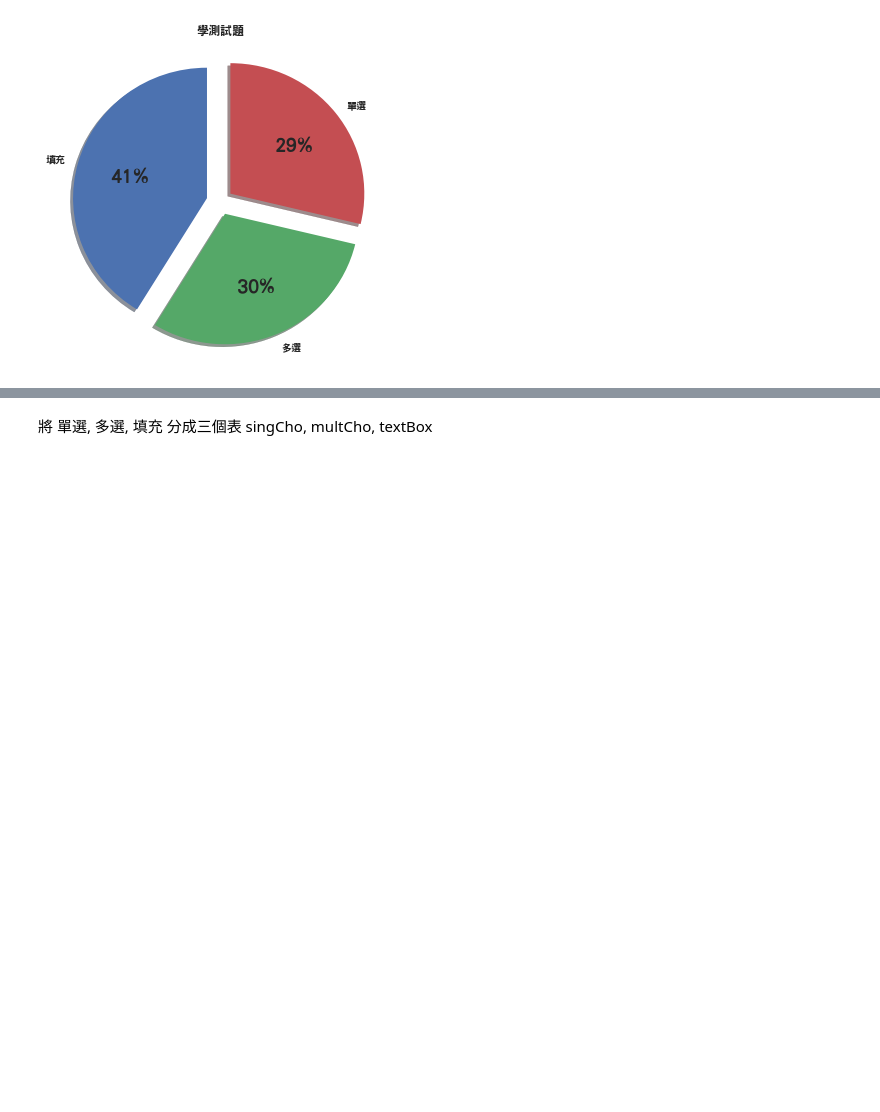
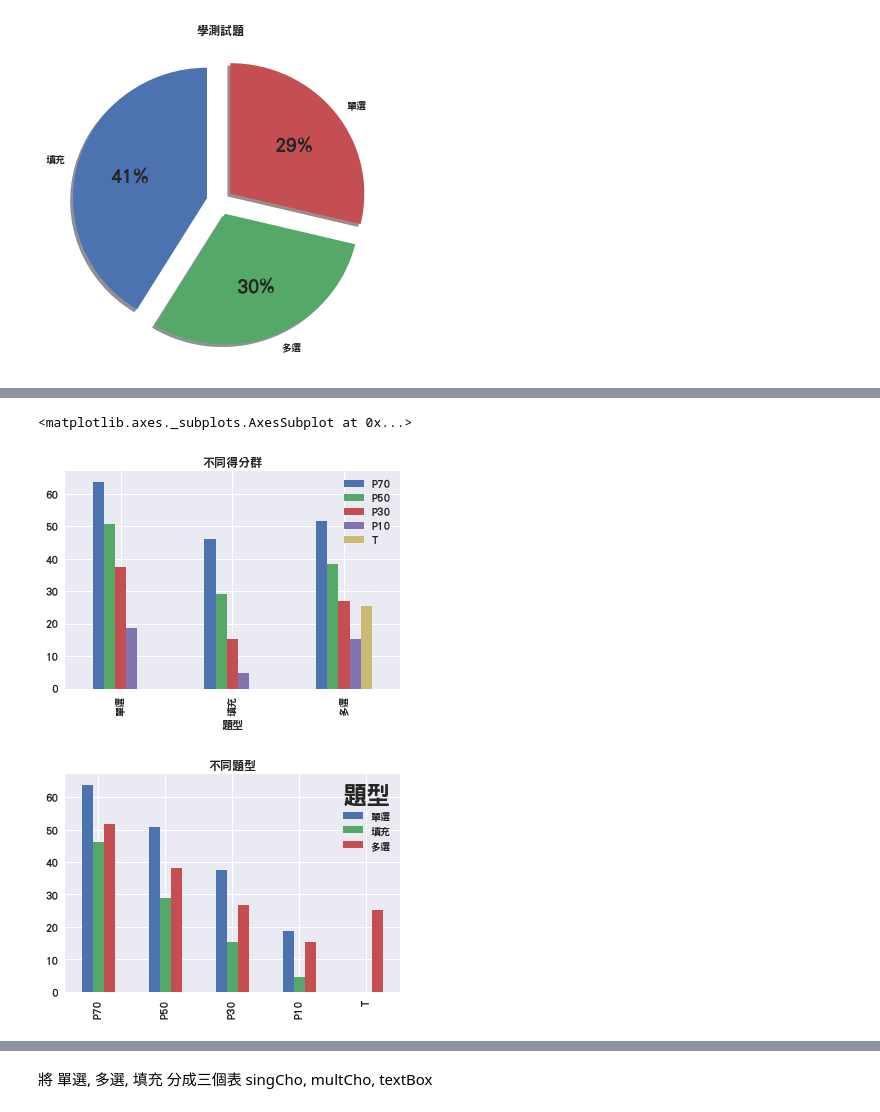
Before and after one commit to anchiang/examAnalysis, a Jupyter notebook: exma.ipynb, the cells around one changed output, grey strips where cells are left out. Saved outputs shown, nothing was run; the diff lists cells and outputs as text; code cells hidden in the pictures; blank space fills up the shorter version.

```diff
--- a/exma.ipynb
+++ b/exma.ipynb
@@ -55,0 +68,3 @@ plt.title(u"學測試題")
+# %%
+ansRatebyType = exam.groupby("題型").mean().round(2)
+ansRatebyType.iloc[:,1:12]
@@ -55,0 +77,9 @@ plt.title(u"學測試題")
+# %%
+ansRatebyTypeGroup5 =  ansRatebyType.iloc[:,6:11]
+ansRatebyTypeGroup5
+ansRatebyTypeGroup5.plot.bar(title="不同得分群")
+ansRatebyTypeGroup5.T.plot.bar(title="不同題型")
+# %% [output]
+<matplotlib.axes._subplots.AxesSubplot at 0x...>
+[figure, added]
+[figure, added]
```
Also changed, not shown: parts of 22 cells of this notebook.
